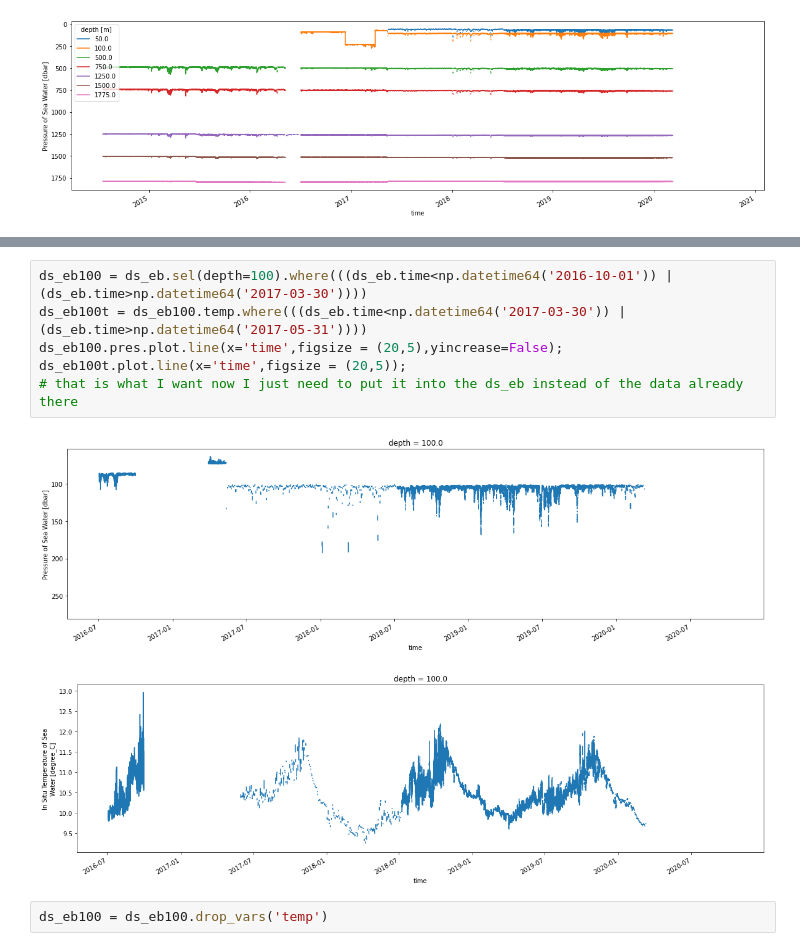
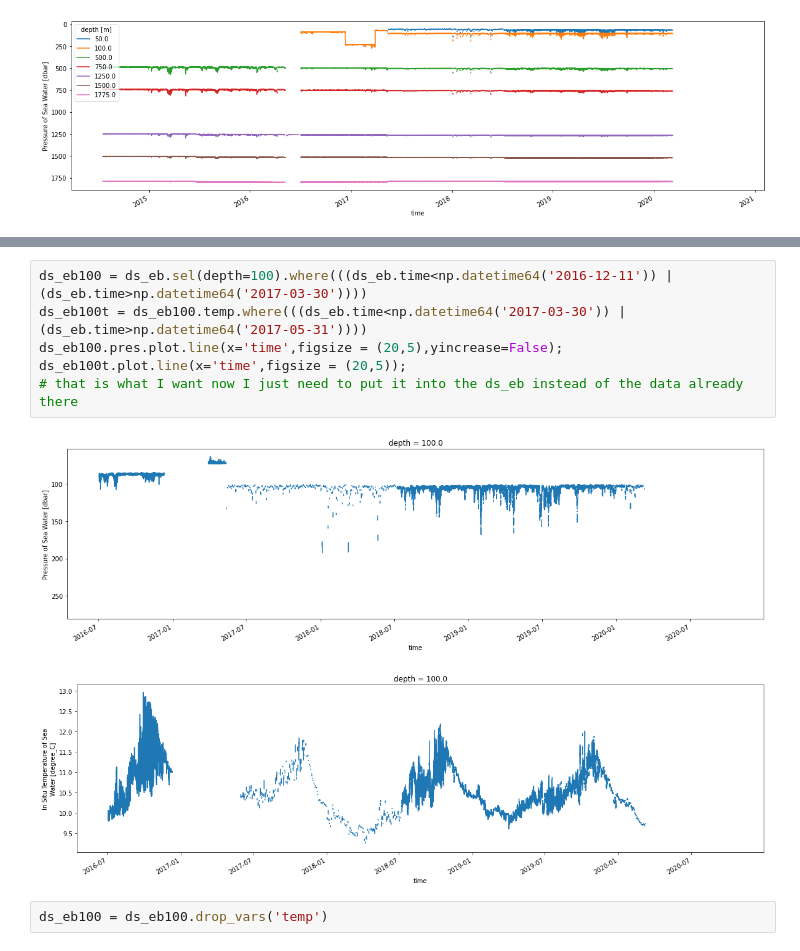
Before and after one commit to Marie-Louise-Korte/Rockall_Trough_MHW, a Jupyter notebook: Quality_control_EB.ipynb, the cells around one changed output, grey strips where cells are left out. Cells and saved outputs as stored; diff of their text form.

```diff
--- a/Quality_control_EB.ipynb
+++ b/Quality_control_EB.ipynb
@@ -80,12 +80,12 @@ ds_eb.pres.plot.line(x='time', figsize = (20,5), yincrease = False);
 # %%
-ds_eb100 = ds_eb.sel(depth=100).where(((ds_eb.time<np.datetime64('2016-10-01')) | (ds_eb.time>np.datetime64('2017-03-30'))))
+ds_eb100 = ds_eb.sel(depth=100).where(((ds_eb.time<np.datetime64('2016-12-11')) | (ds_eb.time>np.datetime64('2017-03-30'))))
 ds_eb100t = ds_eb100.temp.where(((ds_eb.time<np.datetime64('2017-03-30')) | (ds_eb.time>np.datetime64('2017-05-31'))))
 ds_eb100.pres.plot.line(x='time',figsize = (20,5),yincrease=False);
 ds_eb100t.plot.line(x='time',figsize = (20,5));
 # that is what I want now I just need to put it into the ds_eb instead of the data already there
 # %% [output]
-[figure, old version]
+[figure, new version]
-[figure, old version]
+[figure, new version]
 # %%
 ds_eb100 = ds_eb100.drop_vars('temp')
 # %%
```
Also changed, not shown: parts of 6 cells of this notebook.
